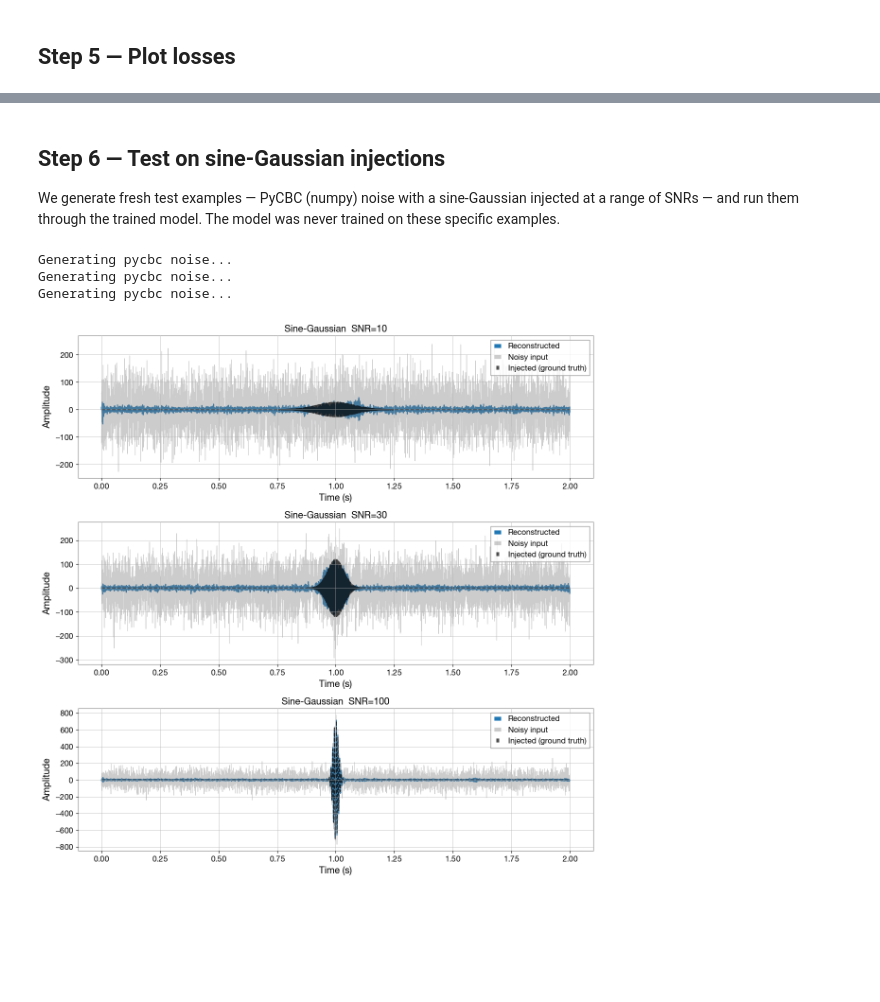
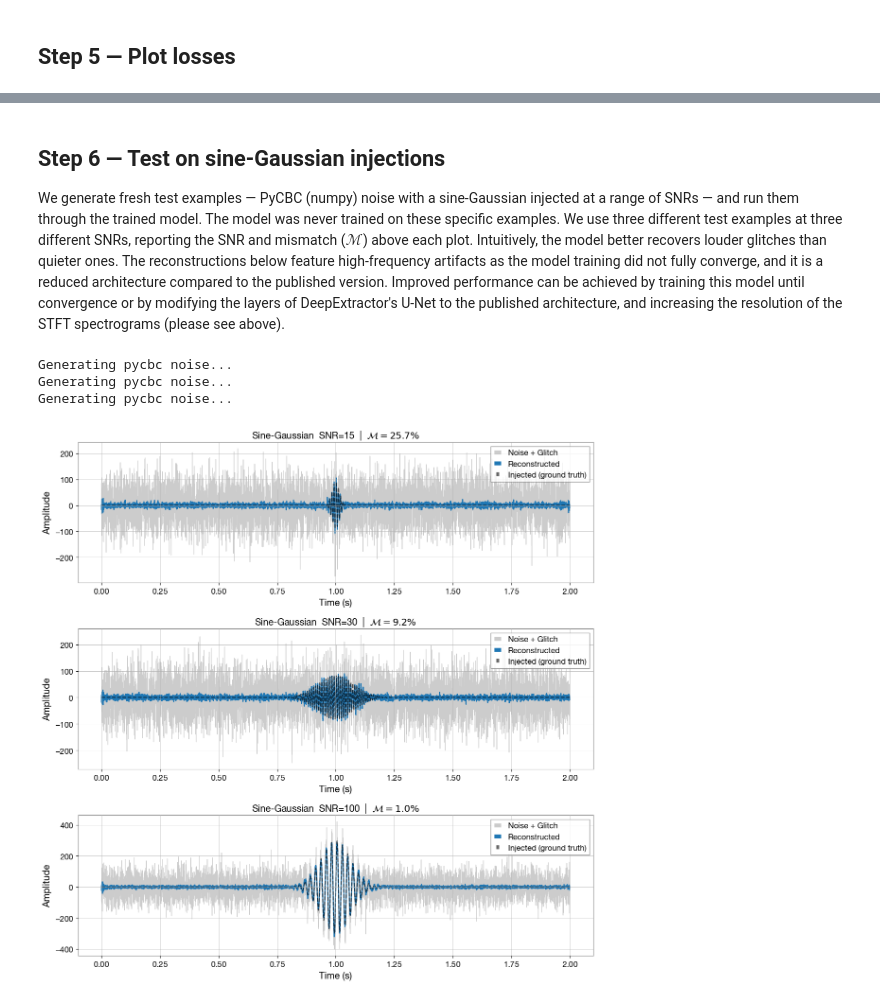
Before and after one commit to narolaharsh/deepextractor, a Jupyter notebook: notebooks/training_tutorial.ipynb, the cells around one changed output, grey strips where cells are left out. Drawn from its saved outputs; the diff is of its cells as text; code cells hidden in the pictures; blank space fills up the shorter version.

Commit message:
updated training tutorial test plots

```diff
--- a/notebooks/training_tutorial.ipynb
+++ b/notebooks/training_tutorial.ipynb
@@ -253,6 +259,10 @@ plt.show()
 We generate fresh test examples — PyCBC (numpy) noise with a sine-Gaussian injected at a range of SNRs —
 and run them through the trained model.
 The model was never trained on these specific examples.
+We use three different test examples at three different SNRs, reporting the SNR and mismatch ($\mathcal{M}$) above each plot.
+Intuitively, the model better recovers louder glitches than quieter ones.
+The reconstructions below feature high-frequency artifacts as the model training did not fully converge, and it is a reduced architecture compared to the published version.
+Improved performance can be achieved by training this model until convergence or by modifying the layers of DeepExtractor's U-Net to the published architecture, and increasing the resolution of the STFT spectrograms (please see above).
 # %%
 def reconstruct(noisy_signal, model, scaler, device, n_fft, hop_length, win_length):
     """Scale → STFT → U-Net → iSTFT → unscale → subtract background."""
@@ -288,7 +298,7 @@ def reconstruct(noisy_signal, model, scaler, device, n_fft, hop_length, win_leng
     return reconstruction
 # %%
 T_INJ = T / 2
-SNR_VALUES = [10, 30, 100]
+SNR_VALUES = [15, 30, 100]
 
 def overlap(a, b):
     """Normalised time-domain overlap (match) between two real signals.
@@ -301,39 +311,40 @@ t_axis = np.linspace(0, T, LENGTH)
 for ax, snr in zip(axes, SNR_VALUES):
     noise = generate_gaussian_noise(mean, std_dev, 1, (LENGTH,), bilby_noise=False)[0]
 
-    _, wavelet = generate_sine_gaussian(duration=0.5, freq_max=1024)
+    # We set freq_max=256 when generating the sine-Gaussians for visualization purposes. This can be increased to the Nyquist frequency (i.e. freq_max=2048).
+    _, wavelet = generate_sine_gaussian(duration=0.5, freq_max=256)
     wavelet = wavelet - np.mean(wavelet)
     wavelet = whitened_snr_scaling(wavelet, snr=snr)
 
     len_glitch = len(wavelet)
     id_start   = int(T_INJ * SAMPLE_RATE) - len_glitch // 2
     noisy      = noise.copy()
     noisy[id_start : id_start + len_glitch] += wavelet
 
     injected = np.zeros(LENGTH)
     injected[id_start : id_start + len_glitch] = wavelet
 
     reconstructed = reconstruct(noisy, model, scaler, DEVICE, N_FFT, HOP_LENGTH, WIN_LENGTH)
 
     match    = overlap(injected, reconstructed)
     mismatch = 1.0 - match
 
-    ax.plot(t_axis, injected,      color="black", lw=1.5, linestyle="--", label="Injected (ground truth)")
+    ax.plot(t_axis, noisy,         color="gray",  lw=0.8, alpha=0.4, label="Noise + Glitch")
     ax.plot(t_axis, reconstructed, color="C0",    lw=1.5, label="Reconstructed")
-    ax.plot(t_axis, noisy,         color="gray",  lw=0.8, alpha=0.4, label="Noisy input")
+    ax.plot(t_axis, injected,      color="black", lw=1.5, alpha=0.6, linestyle="--", label="Injected (ground truth)")
     ax.set_title(
         f"Sine-Gaussian  SNR={snr}  |  "
-        f"Match $= {match:.3f}$,  $\\mathcal{{M}} = {mismatch:.3f}$"
+        f"$\\mathcal{{M}} = {mismatch*100:.1f} \% $"
     )
     ax.set_xlabel("Time (s)")
     ax.set_ylabel("Amplitude")
     ax.legend(loc="upper right")
     ax.grid(True)
 
 plt.tight_layout()
 plt.show()
 # %% [output]
 Generating pycbc noise...
 Generating pycbc noise...
 Generating pycbc noise...
-[figure, old version]
+[figure, new version]
```
Also changed, not shown: parts of 4 cells of this notebook.
